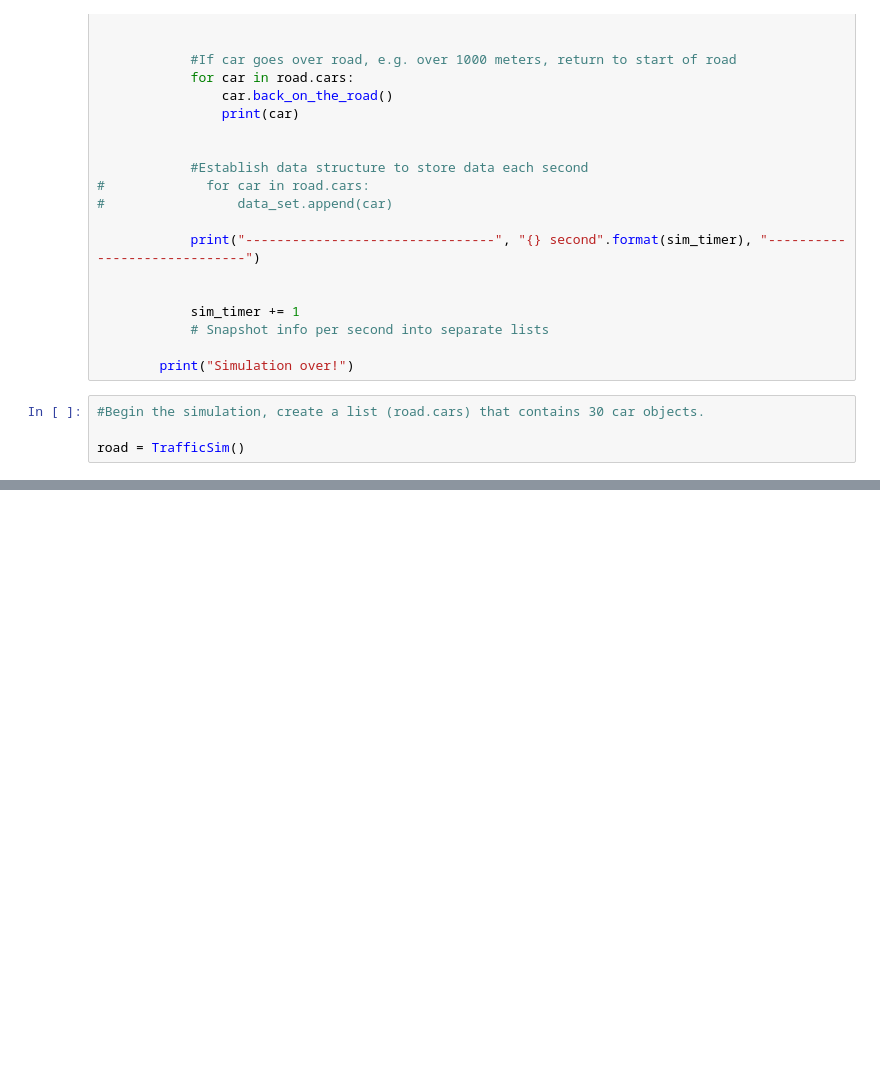
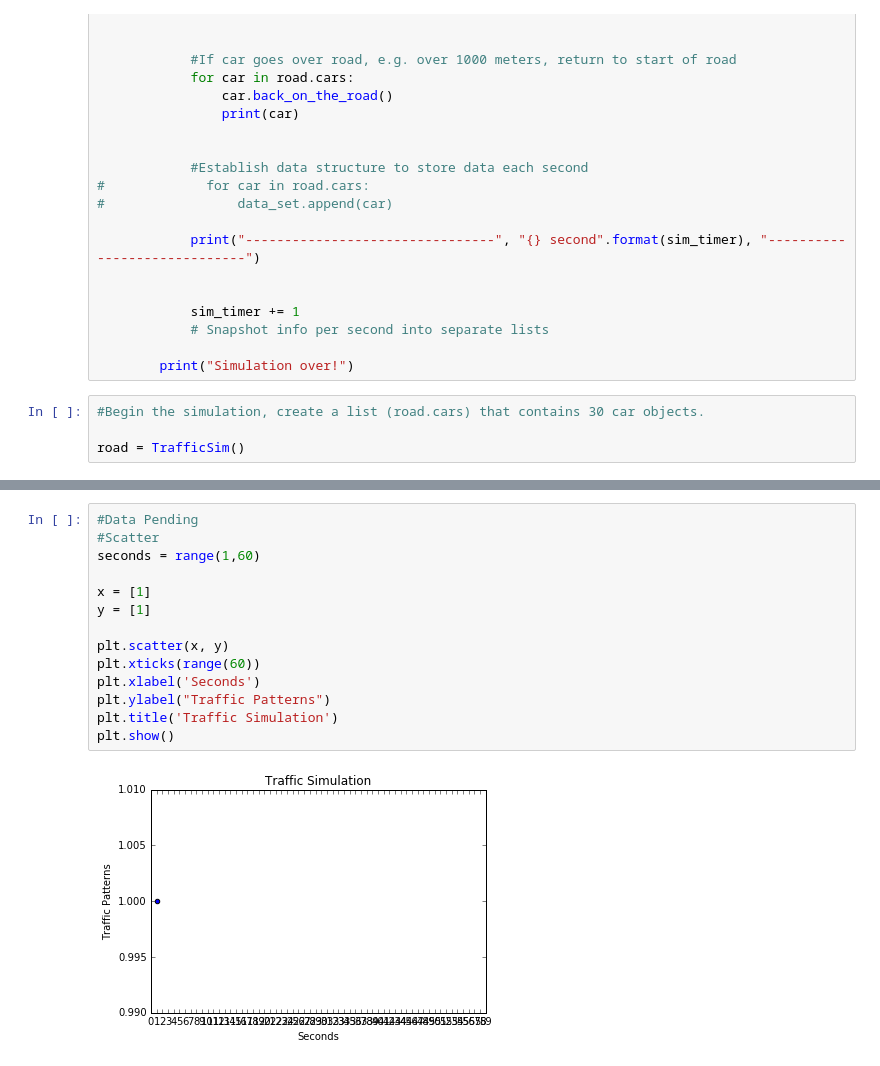
Before and after one commit to RyanOakes/traffic-simulation, a Jupyter notebook: traffic-simulation.ipynb, the cells around one changed output, grey strips where cells are left out. Cells and saved outputs as stored; diff of their text form; blank space fills up the shorter version.

```diff
--- a/traffic-simulation.ipynb
+++ b/traffic-simulation.ipynb
@@ -183,0 +203,16 @@ Simulation over!
+# %%
+#Data Pending
+#Scatter
+seconds = range(1,60)
+
+x = [1]
+y = [1]
+
+plt.scatter(x, y)
+plt.xticks(range(60))
+plt.xlabel('Seconds')
+plt.ylabel("Traffic Patterns")
+plt.title('Traffic Simulation')
+plt.show()
+# %% [output]
+[figure, added]
```
Also changed, not shown: parts of 3 cells of this notebook, 1 other file.
